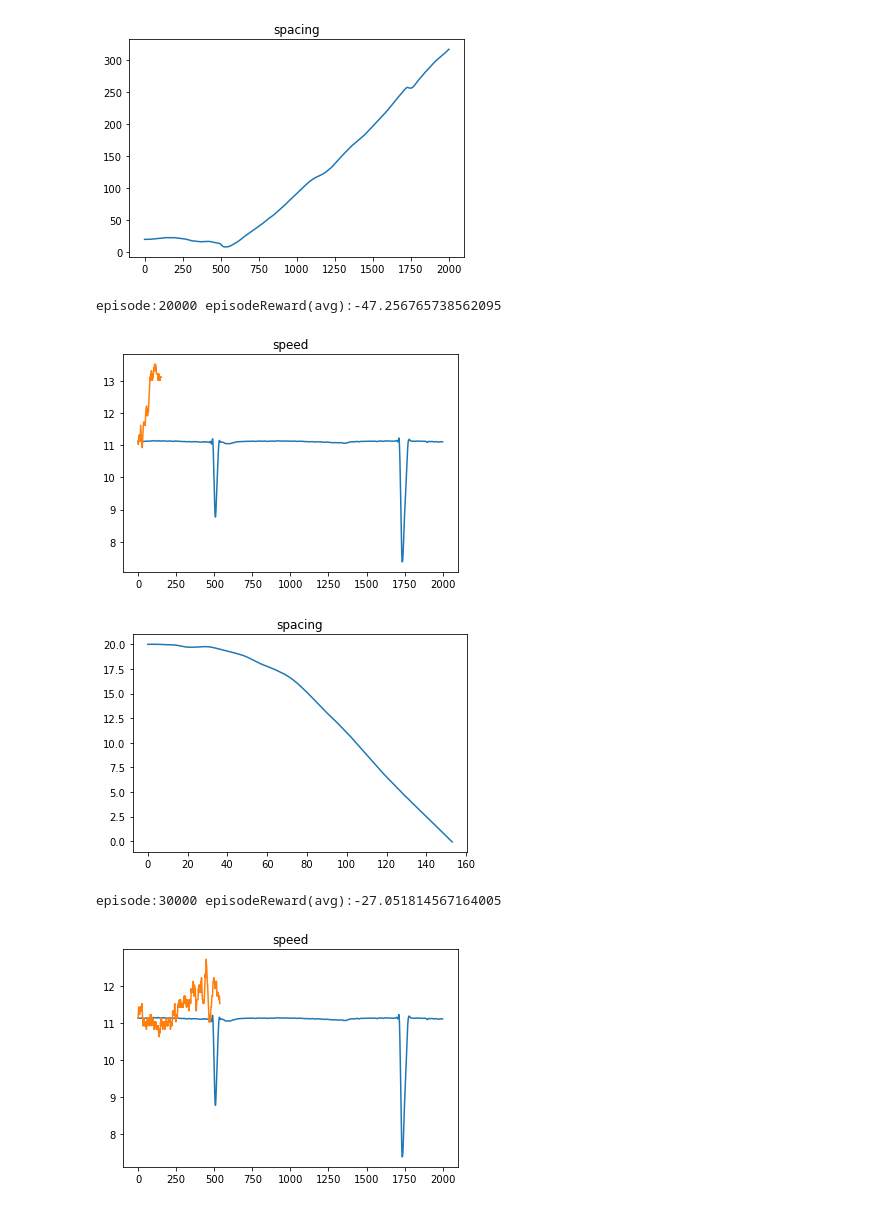
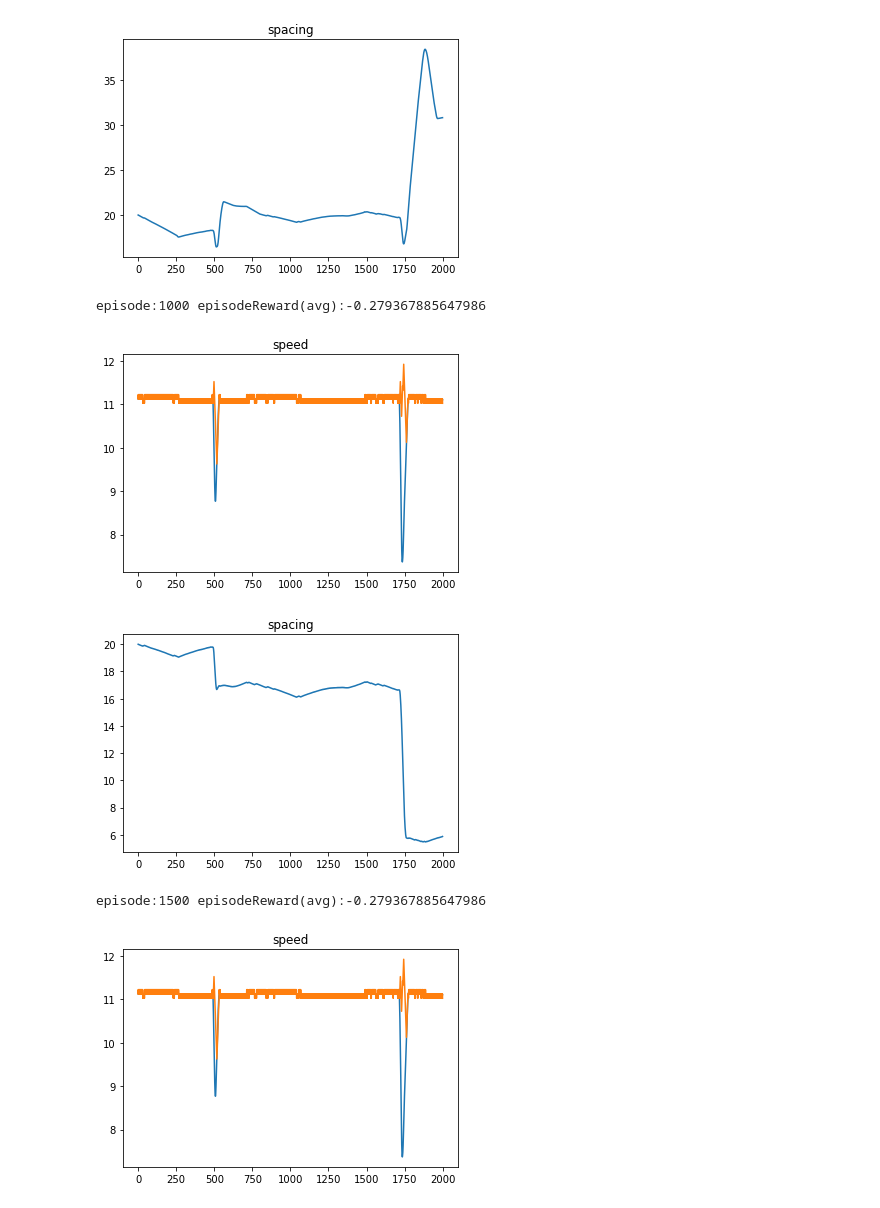
Before and after one commit to TienanLi/AI_based_CF, a Jupyter notebook: RL_test_CF.ipynb, the cells around one changed output. Drawn from its saved outputs; the diff is of its cells as text; code cells hidden in the pictures.

```diff
--- a/RL_test_CF.ipynb
+++ b/RL_test_CF.ipynb
@@ -4,17 +4,17 @@
 import numpy as np
 import matplotlib.pyplot as plt
 # %%
-EPISODES = int(1e5)
-HIT_PENALTY = -5000 #hit the leader
-HEADWAY_PENALTY = -1 #far from leader
+EPISODES = int(5e3)
+HIT_PENALTY = -2500 #hit the leader
+HEADWAY_PENALTY = -.01 #far from leader
 SPEED_DIFF_PENALTY = -1 #large speed diff
 TIME_REWARD = .01
 SIM_RESOLUTION = .1
 
 epsilon = .9
-EPS_DECAY = .99998
+EPS_DECAY = .99
 
-SHOW_EVERY = 10000
+SHOW_EVERY = 500
 
 LEARNING_RATE = .9
 DISCOUNT = .95
@@ -134,6 +134,6 @@ episode:10000 episodeReward(avg):-117.03002427263795
-[figure, old version]
+[figure, new version]
-episode:20000 episodeReward(avg):-47.256765738562095
+episode:1000 episodeReward(avg):-0.279367885647986
-[figure, old version]
+[figure, new version]
-[figure, old version]
+[figure, new version]
-episode:30000 episodeReward(avg):-27.051814567164005
+episode:1500 episodeReward(avg):-0.279367885647986
-[figure, old version]
+[figure, new version]
```
Also changed, not shown: parts of 3 cells of this notebook.
